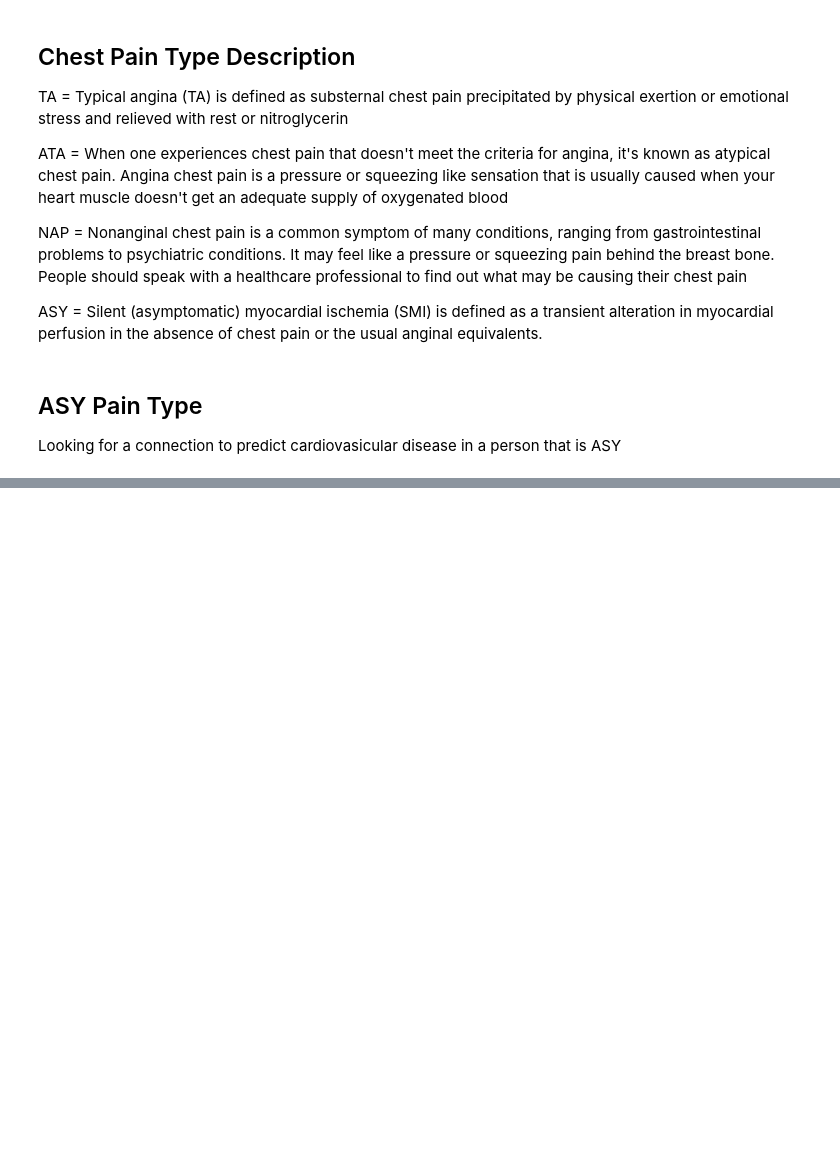
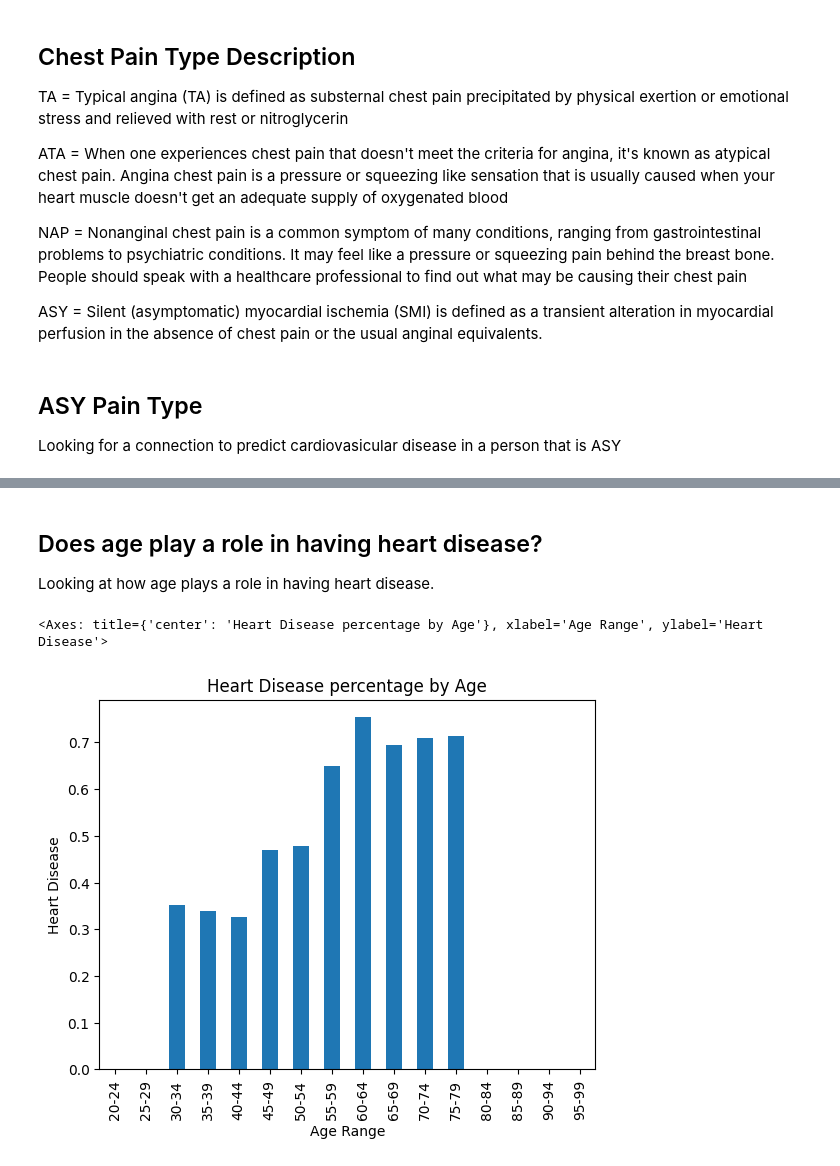
Before and after one commit to tylernow/learning-research, a Jupyter notebook: learning heart.ipynb, the cells around one changed output, grey strips where cells are left out. Cells and saved outputs as stored; diff of their text form; code cells hidden in the pictures; blank space fills up the shorter version.

```diff
--- a/learning heart.ipynb
+++ b/learning heart.ipynb
@@ -57,0 +70,13 @@ dtype: object
+# %% [markdown]
+## Does age play a role in having heart disease?
+Looking at how age plays a role in having heart disease.
+# %%
+#Grouping by age to see if age plays a role in heart disease
+#age_grouped = data.groupby('Age')['HeartDisease'].mean()
+age_bins = range(20, 101, 5)  # Starting from 20 up to 100 in 5-year intervals
+age_labels = [f'{start}-{start+4}' for start in age_bins[: -1]]
+data['age_range'] = pd.cut(data['Age'], bins=age_bins, labels=age_labels, right=False)
+data.groupby('age_range')['HeartDisease'].mean().plot(kind='bar', title='Heart Disease percentage by Age', xlabel='Age Range', ylabel='Heart Disease')
+# %% [output]
+<Axes: title={'center': 'Heart Disease percentage by Age'}, xlabel='Age Range', ylabel='Heart Disease'>
+[figure, added]
```
Also changed, not shown: parts of 14 cells of this notebook.
